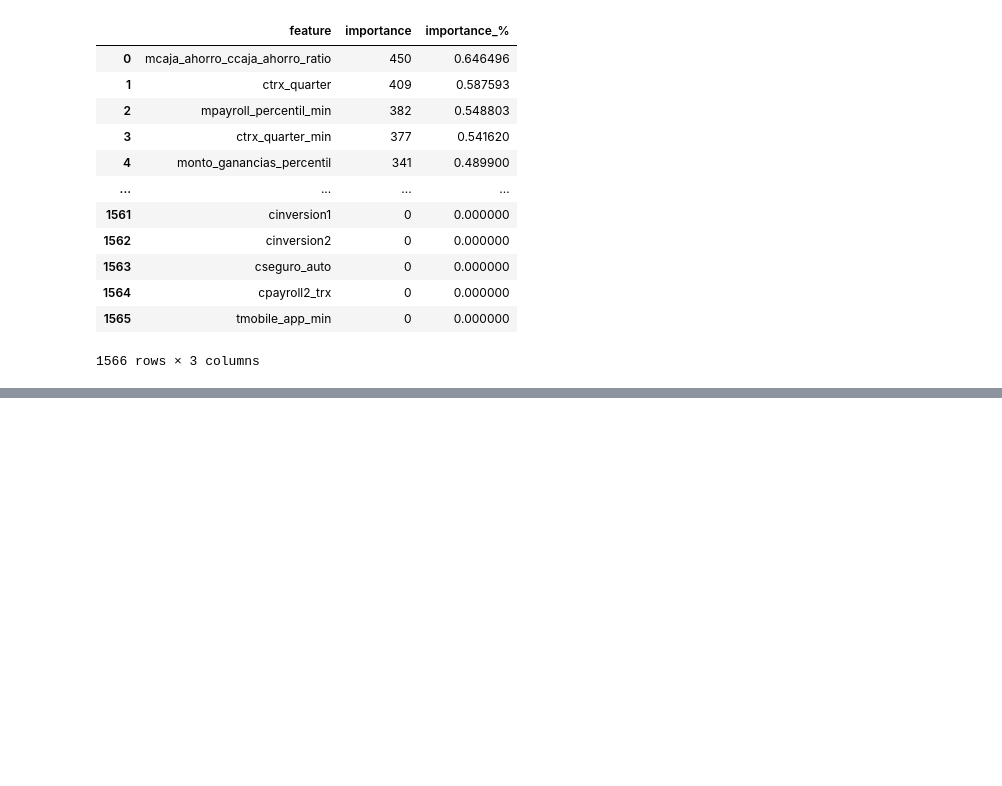
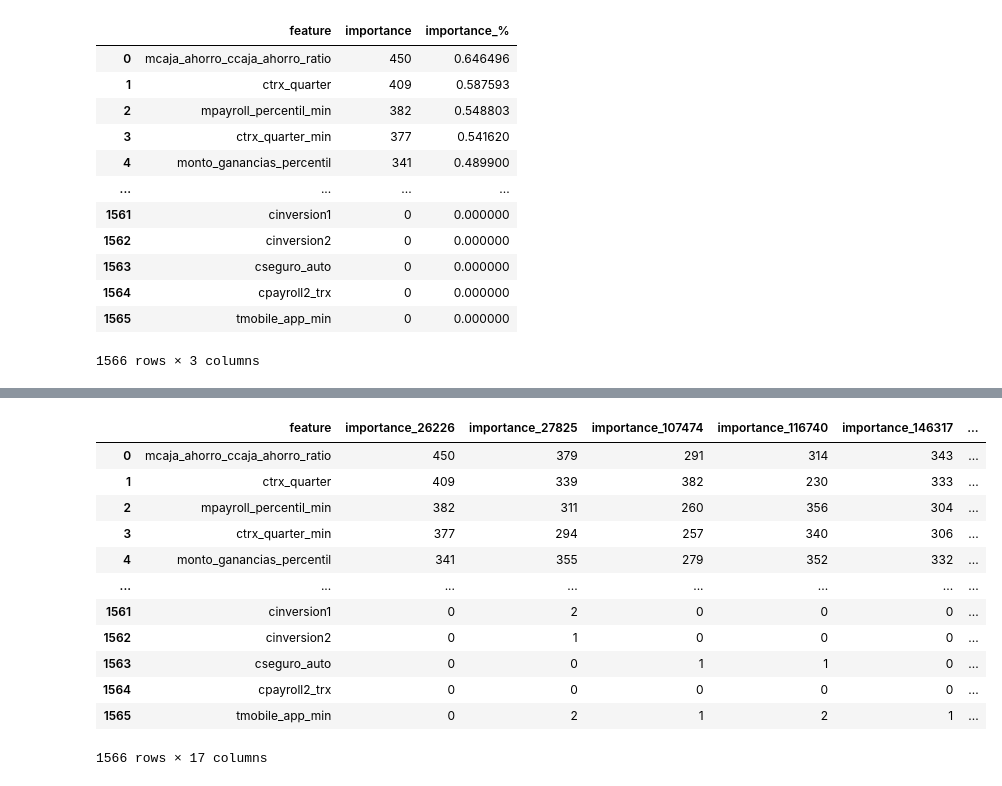
Before and after one commit to CLCHRISLOMBARDO/churn-prediction-bank, a Jupyter notebook: test.ipynb, the cells around one changed output, grey strips where cells are left out. Saved outputs shown, nothing was run; the diff lists cells and outputs as text; code cells hidden in the pictures; blank space fills up the shorter version.

```diff
--- a/test.ipynb
+++ b/test.ipynb
@@ -503,3 +503,6 @@ df
 | 1564 | cpayroll2_trx | 0 | 0.000000 |
 | 1565 | tmobile_app_min | 0 | 0.000000 |
 1566 rows × 3 columns
+# %%
+s="26226"
+df.rename(columns={"importance":f"importance_{s}"})
@@ -506,4 +523,30 @@ df
 # %%
 SEMILLAS = [26226, 27825, 107474, 116740, 146317, 167415, 208497, 229259, 231149, 234054, 243963, 256788, 259621, 282917, 288390, 290827]
 
-for s in SEMILLAS:
+for i,s in enumerate(SEMILLAS):
+    if i==0:
+        df=pd.read_excel(f'outputs_buckets/outputs_experimentos_outputs_exp_feat_importances_experimento_.c3_exp2_LGBM_50_SEMILLAS_MES_TEST_202104_SEMILLA_{s}_fase_testeo_feature_importance_data_frame.xlsx')
+        df=df.drop(columns="importance_%" )
+        df=df.rename(columns={"importance":f"importance_{s}"})
+
+    else:
+        dfi=pd.read_excel(f'outputs_buckets/outputs_experimentos_outputs_exp_feat_importances_experimento_.c3_exp2_LGBM_50_SEMILLAS_MES_TEST_202104_SEMILLA_{s}_fase_testeo_feature_importance_data_frame.xlsx')
+        dfi=dfi.drop(columns="importance_%" )
+        dfi=dfi.rename(columns={"importance" : f"importance_{s}"})
+        df=pd.merge(df,dfi,on="feature")
+# %%
+df
+# %% [output]
+|  | feature | importance_26226 | importance_27825 | importance_107474 | importance_116740 | importance_146317 | ... |
+| 0 | mcaja_ahorro_ccaja_ahorro_ratio | 450 | 379 | 291 | 314 | 343 | ... |
+| 1 | ctrx_quarter | 409 | 339 | 382 | 230 | 333 | ... |
+| 2 | mpayroll_percentil_min | 382 | 311 | 260 | 356 | 304 | ... |
+| 3 | ctrx_quarter_min | 377 | 294 | 257 | 340 | 306 | ... |
+| 4 | monto_ganancias_percentil | 341 | 355 | 279 | 352 | 332 | ... |
+| ... | ... | ... | ... | ... | ... | ... | ... |
+| 1561 | cinversion1 | 0 | 2 | 0 | 0 | 0 | ... |
+| 1562 | cinversion2 | 0 | 1 | 0 | 0 | 0 | ... |
+| 1563 | cseguro_auto | 0 | 0 | 1 | 1 | 0 | ... |
+| 1564 | cpayroll2_trx | 0 | 0 | 0 | 0 | 0 | ... |
+| 1565 | tmobile_app_min | 0 | 2 | 1 | 2 | 1 | ... |
+1566 rows × 17 columns
```
Also changed, not shown: parts of 7 cells of this notebook, 1 other file.
